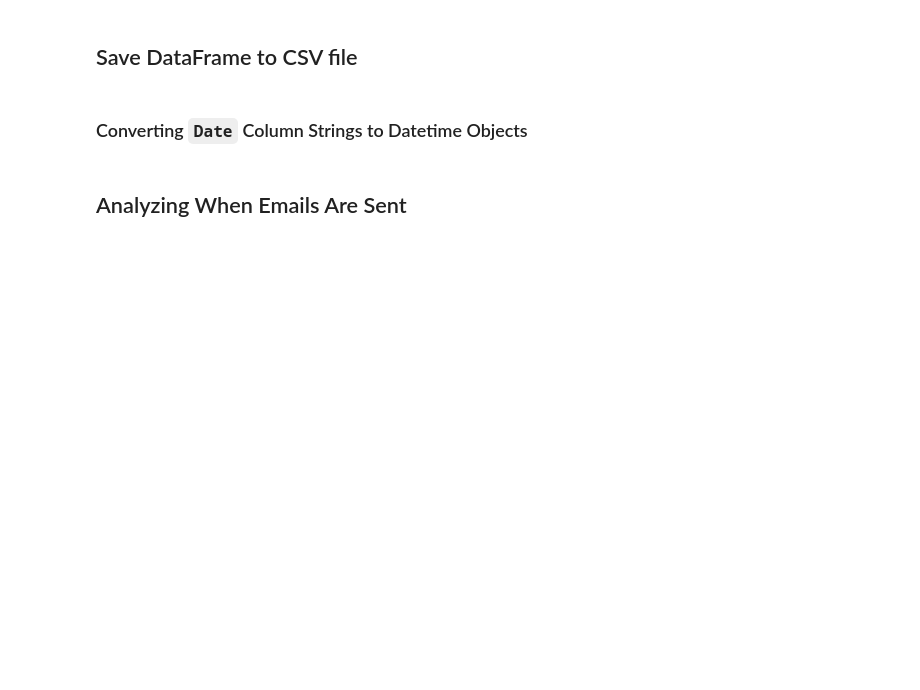
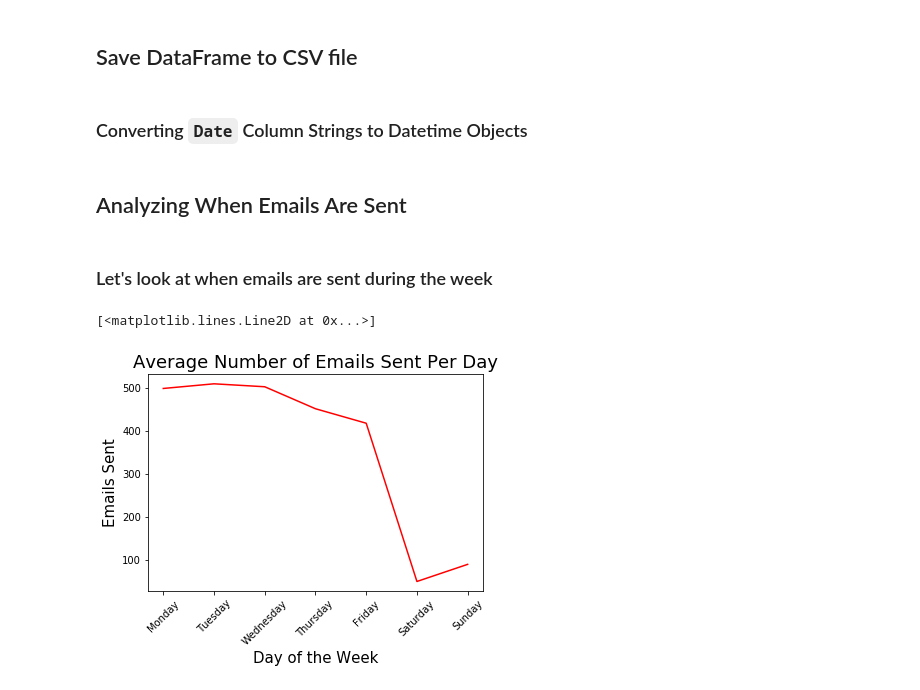
Before and after one commit to dss-email-project/dss-project, a Jupyter notebook: data_scripts/parse_data.ipynb, the cells around one changed output. Saved outputs shown, nothing was run; the diff lists cells and outputs as text; code cells hidden in the pictures; blank space fills up the shorter version.

```diff
--- a/data_scripts/parse_data.ipynb
+++ b/data_scripts/parse_data.ipynb
@@ -153,3 +153,20 @@ emails_df_new = pd.read_csv(out_path)
 emails_df['Date'] = pd.to_datetime(emails_df['Date'], infer_datetime_format=True)
 # %% [markdown]
 ## Analyzing When  Emails Are Sent
+# %% [markdown]
+### Let's look at when emails are sent during the week
+# %%
+def getDistinctDays(emails_df):
+    """ returns a list where each index corresponds
+    to the number of distinct Mondays, Tuesdays, etc...
+    emails_df: the dataframe or subset in which to analyze
+    """
+    day_list = [0,0,0,0,0,0,0]
+    distinct = []
+    for d in emails_df["Date"]:
+        if (d.date() in distinct):
+            continue
+        else:
+            distinct.append(d.date())
+            day_list[d.dayofweek] += 1
+    return day_list
@@ -156,4 +193,27 @@ emails_df['Date'] = pd.to_datetime(emails_df['Date'], infer_datetime_format=True
+# %%
+def divZero(x,y):
+    """ allows division by 0 by returning 0 if the
+    divisor is 0.
+    x: dividend.
+    y: divisor.
+    """
+    if y == 0:
+        return 0
+    else :
+        return x/y
 # %%
-## group by day of the week and divide by distinct days to get an average per day
+## group by day of the week and divide by distinct days to get an average per day for the entire dataframe.
+day_counts = getDistinctDays(emails_df)
 byDay = emails_df.groupby(emails_df['Date'].dt.dayofweek)['message'].count()
 distinct_days = emails_df["Date"].map(lambda t: t.date()).unique()
+mean_byDay = [divZero(i,j) for i, j in zip(byDay, day_counts)]
+# %%
+# plot graph
+plt.xticks(byDay.index, ['Monday','Tuesday','Wednesday','Thursday', 'Friday', 'Saturday','Sunday'], rotation = 45)
+plt.xlabel("Day of the Week", fontsize = 15)
+plt.ylabel("Emails Sent", fontsize = 15)
+plt.title("Average Number of Emails Sent Per Day", fontsize = 18)
+plt.plot(mean_byDay, color = 'Red')
+# %% [output]
+[<matplotlib.lines.Line2D at 0x...>]
+[figure, added]
```
Also changed, not shown: parts of 21 cells of this notebook.
